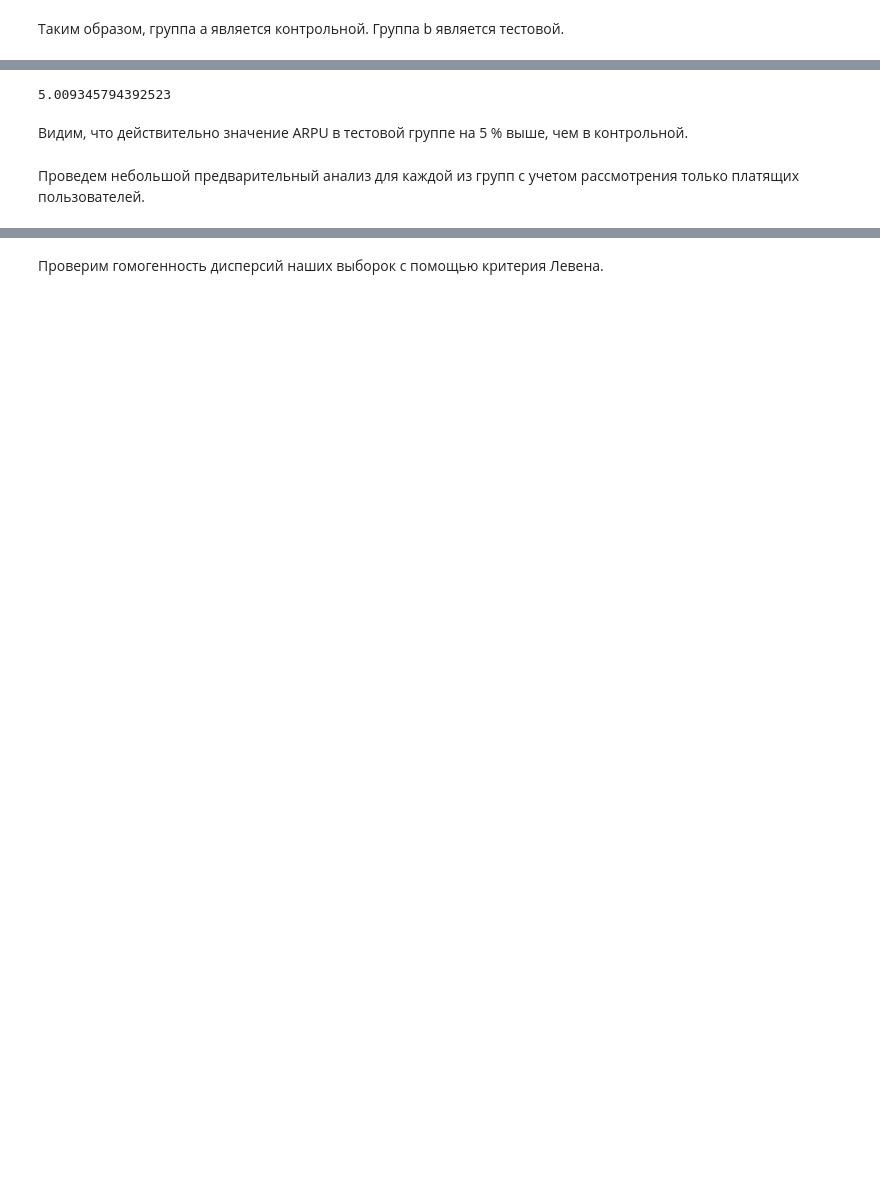
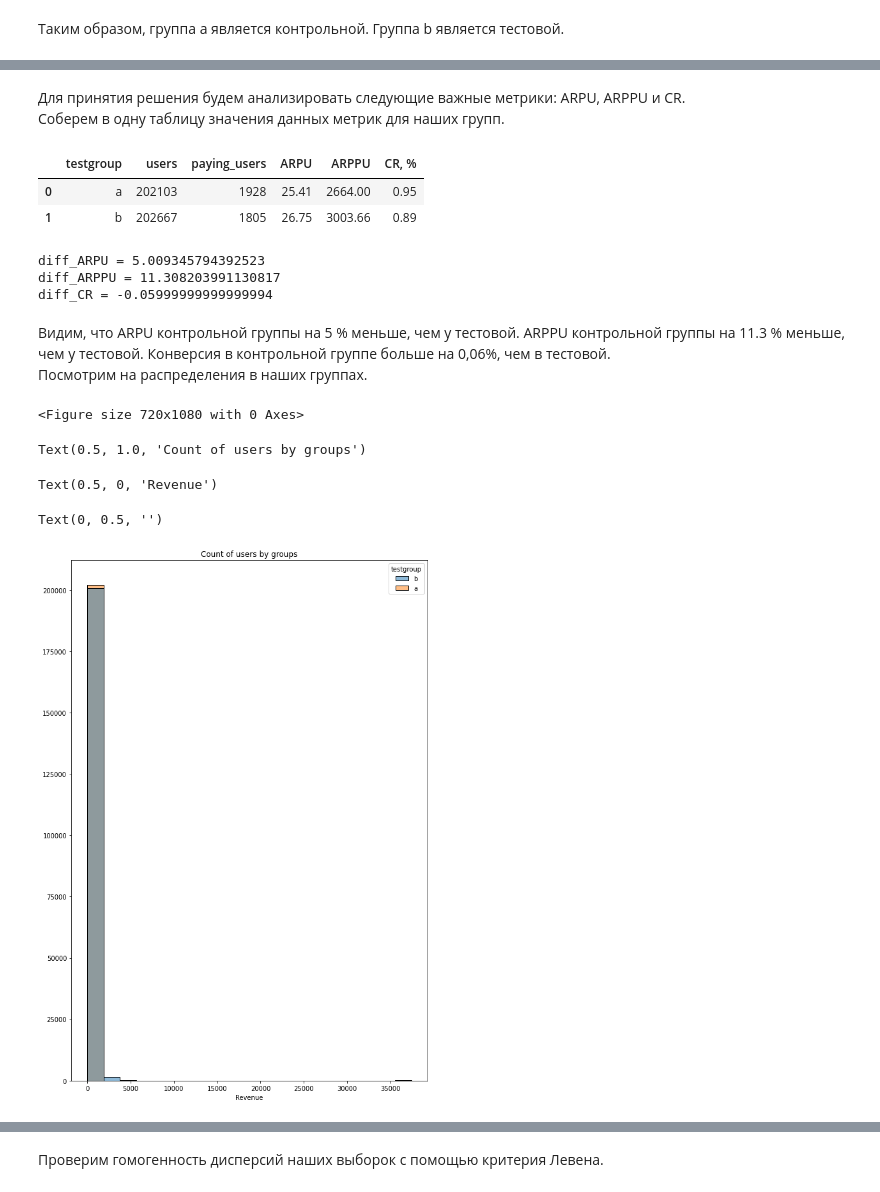
Before and after one commit to MaxStroykin/Portfolio, a Jupyter notebook: mob_app_project.ipynb, the cells around one changed output, grey strips where cells are left out. Cells and saved outputs as stored; diff of their text form; code cells hidden in the pictures; blank space fills up the shorter version.

```diff
--- a/mob_app_project.ipynb
+++ b/mob_app_project.ipynb
@@ -341,8 +318,51 @@ diff_ARPU = ((26.75 - 25.41) / 26.75) * 100
-# %%
-diff_ARPU
-# %% [output]
-5.009345794392523
-# %% [markdown]
-Видим, что действительно значение ARPU в тестовой группе на 5 % выше, чем в контрольной.
-# %% [markdown]
-Проведем небольшой предварительный анализ для каждой из групп с учетом рассмотрения только платящих пользователей.
+# %% [markdown]
+Для принятия решения будем анализировать следующие важные метрики: ARPU, ARPPU и CR.
+\
+Соберем в одну таблицу значения данных метрик для наших групп.
+# %%
+ARPU = AB.groupby('testgroup', as_index = False) \
+    .agg({'user_id': 'count', 'revenue': 'mean'}) \
+    .round(2) \
+    .rename(columns = {'user_id': 'users', 'revenue': 'ARPU'})
+
+ARPPU = AB.query('revenue > 0') \
+    .groupby('testgroup', as_index = False) \
+    .agg({'user_id': 'count', 'revenue': 'mean'}) \
+    .round(2) \
+    .rename(columns = {'user_id': 'paying_users', 'revenue': 'ARPPU'})
+
+metrics = ARPU.merge(ARPPU, on = 'testgroup')
+metrics['CR, %'] = round((metrics.paying_users / metrics.users) * 100, 2)
+
+metrics = metrics.iloc[:, [0,1,3,2,4,5]]
+metrics
+# %% [output]
+|  | testgroup | users | paying_users | ARPU | ARPPU | CR, % |
+| 0 | a | 202103 | 1928 | 25.41 | 2664.00 | 0.95 |
+| 1 | b | 202667 | 1805 | 26.75 | 3003.66 | 0.89 |
+# %%
+diff_ARPU = ((26.75 - 25.41) / 26.75) * 100
+print('diff_ARPU =', diff_ARPU)
+diff_ARPPU = ((3003.66 - 2664) / 3003.66) * 100
+print('diff_ARPPU =', diff_ARPPU)
+diff_CR = 0.89 - 0.95
+print('diff_CR =', diff_CR)
+# %% [output]
+diff_ARPU = 5.009345794392523
+diff_ARPPU = 11.308203991130817
+diff_CR = -0.05999999999999994
+# %% [markdown]
+Видим, что ARPU контрольной группы на 5 % меньше, чем у тестовой. ARPPU контрольной группы на 11.3 % меньше, чем у тестовой. Конверсия в контрольной группе больше на 0,06%, чем в тестовой.
+\
+Посмотрим на распределения в наших группах.
+# %%
+plt.figure(figsize=(10, 15))
+sns.histplot(x = 'revenue', data = AB, hue = 'testgroup').set_title('Count of users by groups')
+plt.xlabel('Revenue')
+plt.ylabel('')
+# %% [output]
+<Figure size 720x1080 with 0 Axes>
+Text(0.5, 1.0, 'Count of users by groups')
+Text(0.5, 0, 'Revenue')
+Text(0, 0.5, '')
+[figure, added]
```
Also changed, not shown: parts of 92 cells of this notebook, 3 other files.
